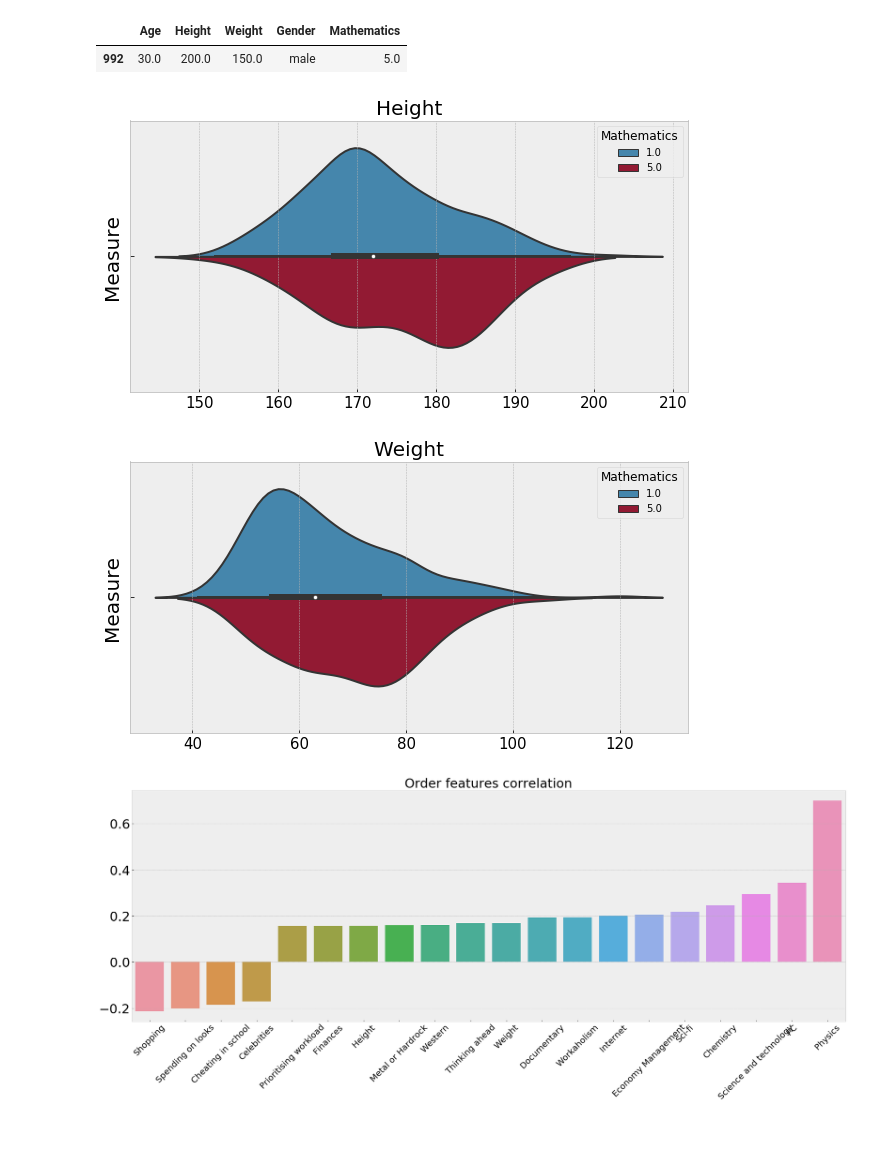
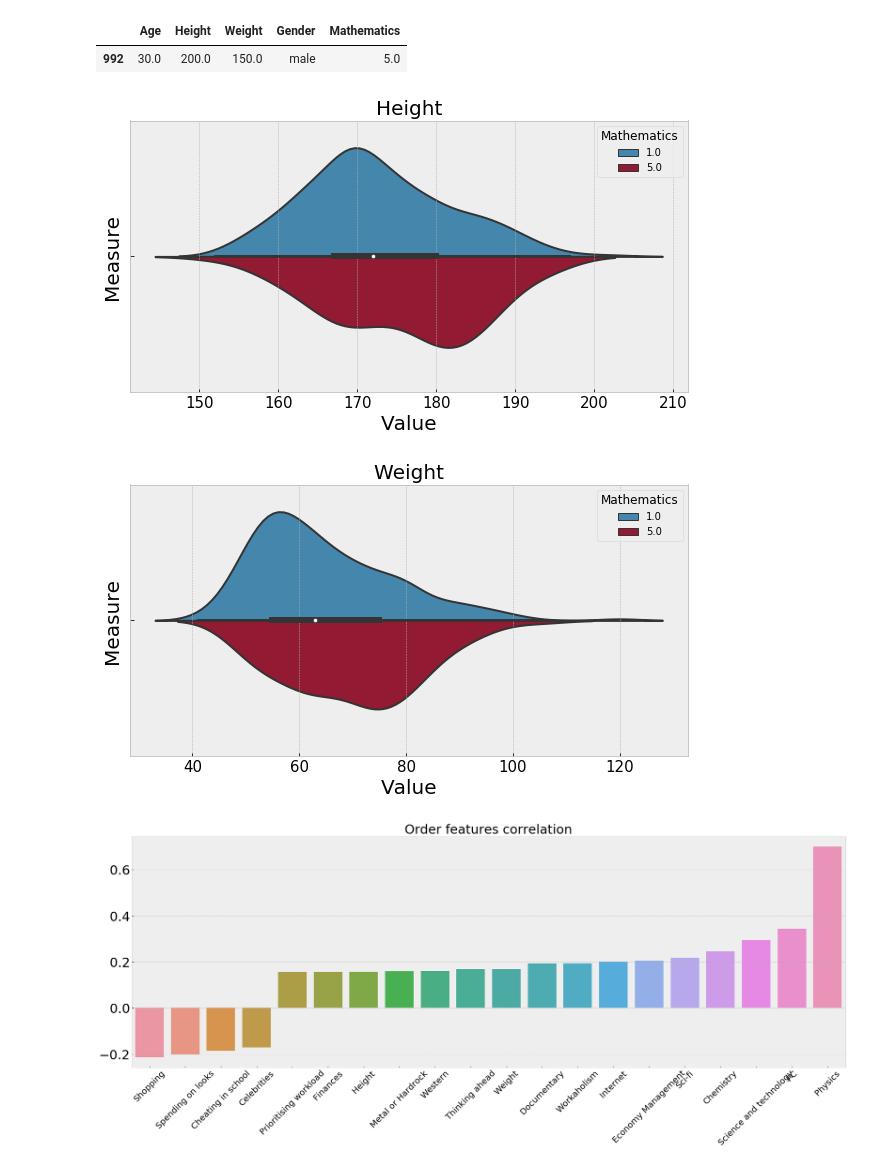
Before and after one commit to eugenbobrov/pzad2017, a Jupyter notebook: task2/matematiki.ipynb, the cells around one changed output. Saved outputs shown, nothing was run; the diff lists cells and outputs as text; code cells hidden in the pictures; blank space fills up the shorter version.

```diff
--- a/task2/matematiki.ipynb
+++ b/task2/matematiki.ipynb
@@ -190,26 +193,26 @@ young.drop([676,992], inplace = True)
 # %%
 fig, ax = plt.subplots(nrows=1, ncols=1, figsize=(10,5))
 data = young.dropna(subset=['Height'])
 sns.violinplot(x='Height', y = "Count", hue=var_of_interest, data=data, split=True, ax = ax)
 plt.xticks(size=15)
-plt.xlabel('')
+plt.xlabel('Value', size=20)
 plt.ylabel('Measure', size=20)
 plt.title('Height', size=20)
 plt.show()
 # %% [output]
-[figure, old version]
+[figure, new version]
 # %%
 fig, ax = plt.subplots(nrows=1, ncols=1, figsize=(10,5))
 data = young.dropna(subset=['Weight'])
 sns.violinplot(x='Weight', y = "Count", hue=var_of_interest, data=data, split=True, ax = ax)
 plt.ylabel('Measure', size=20)
 plt.title('Weight', size=20)
-plt.xlabel('')
+plt.xlabel('Value', size=20)
 plt.xticks(size=15)
 
 plt.show()
 # %% [output]
-[figure, old version]
+[figure, new version]
 # %%
 import copy
 def do_ploting(x, y, figsize):
```
Also changed, not shown: parts of 8 cells of this notebook, 3 other files.
